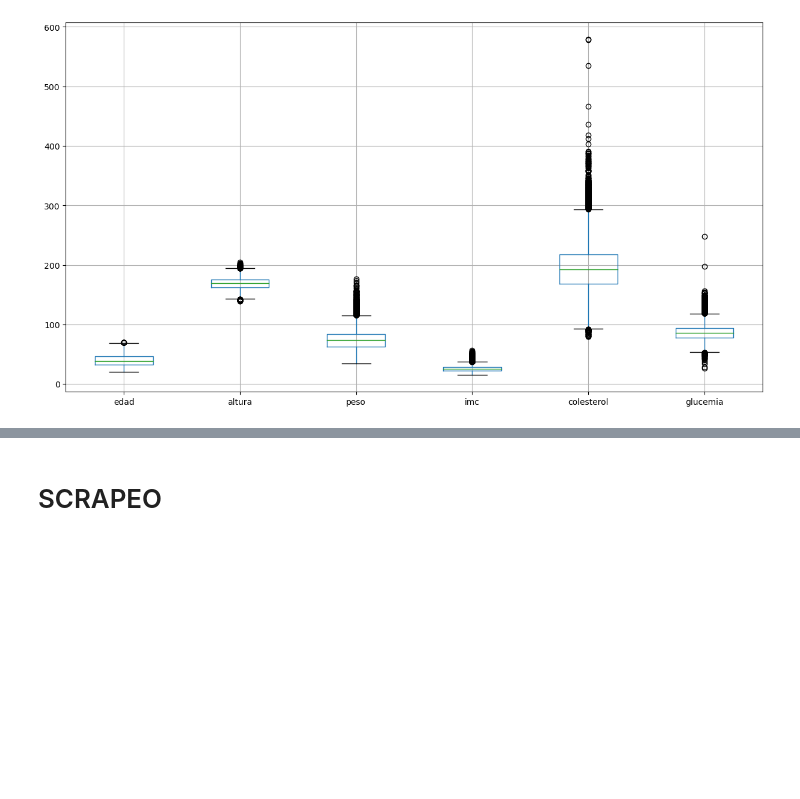
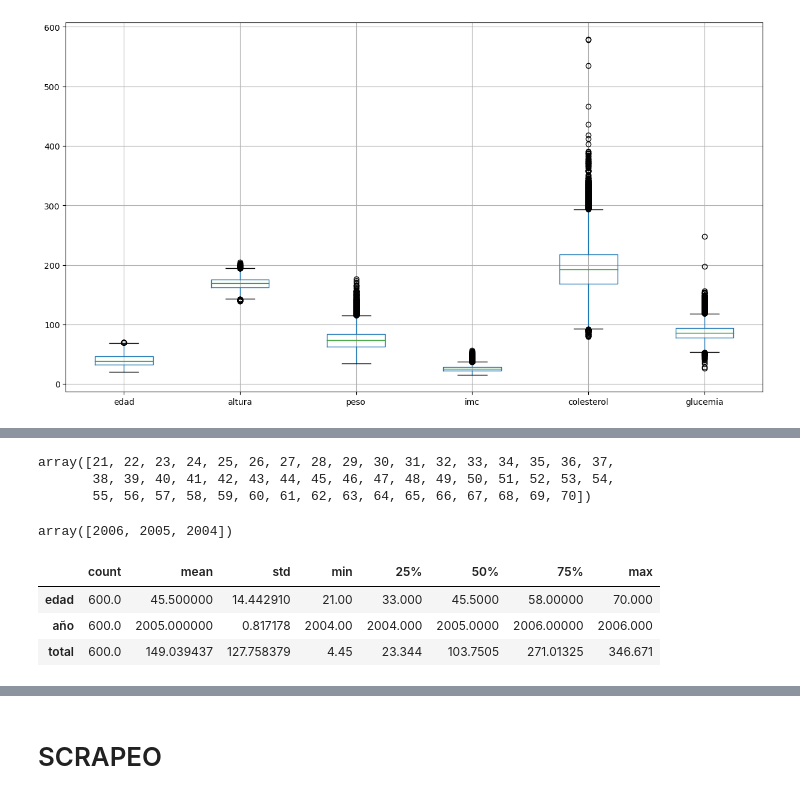
Before and after one commit to karmelealonso/3.-project_etl, a Jupyter notebook: Untitled8.ipynb, the cells around one changed output, grey strips where cells are left out. Saved outputs shown, nothing was run; the diff lists cells and outputs as text; code cells hidden in the pictures; blank space fills up the shorter version.

```diff
--- a/Untitled8.ipynb
+++ b/Untitled8.ipynb
@@ -543,0 +572,6 @@ df2.head()
+# %%
+df2['edad'] = pd.to_numeric(df2['edad'].str.replace(',', '.'))
+df2['edad'] = df2['edad'].astype('int64')
+# %%
+df2 = df2.replace(["Hombres"], "hombre") #pongo el contenido igual que en la anterior
+df2 = df2.replace(["Mujeres"], "mujer")
@@ -543,0 +597,2 @@ df2.head()
+# %%
+df2 = df2.loc[(df2['edad'] >= 21) & (df2['edad'] <= 70)] # Utiliza df.loc para seleccionar las filas que cumplen con la condición (edad entre 21 y 70)
@@ -543,0 +601,12 @@ df2.head()
+# %%
+df2 = df2.loc[(df2['año'] >= 2004) & (df2['año'] <= 2006)]
+# %%
+df2.edad.unique()
+# %% [output]
+array([21, 22, 23, 24, 25, 26, 27, 28, 29, 30, 31, 32, 33, 34, 35, 36, 37,
+       38, 39, 40, 41, 42, 43, 44, 45, 46, 47, 48, 49, 50, 51, 52, 53, 54,
+       55, 56, 57, 58, 59, 60, 61, 62, 63, 64, 65, 66, 67, 68, 69, 70])
+# %%
+df2.año.unique()
+# %% [output]
+array([2006, 2005, 2004])
@@ -543,0 +615,7 @@ df2.head()
+# %%
+df2.describe().T
+# %% [output]
+|  | count | mean | std | min | 25% | 50% | 75% | max |
+| edad | 600.0 | 45.500000 | 14.442910 | 21.00 | 33.000 | 45.5000 | 58.00000 | 70.000 |
+| año | 600.0 | 2005.000000 | 0.817178 | 2004.00 | 2004.000 | 2005.0000 | 2006.00000 | 2006.000 |
+| total | 600.0 | 149.039437 | 127.758379 | 4.45 | 23.344 | 103.7505 | 271.01325 | 346.671 |
```
Also changed, not shown: parts of 49 cells of this notebook, 2 other files.
